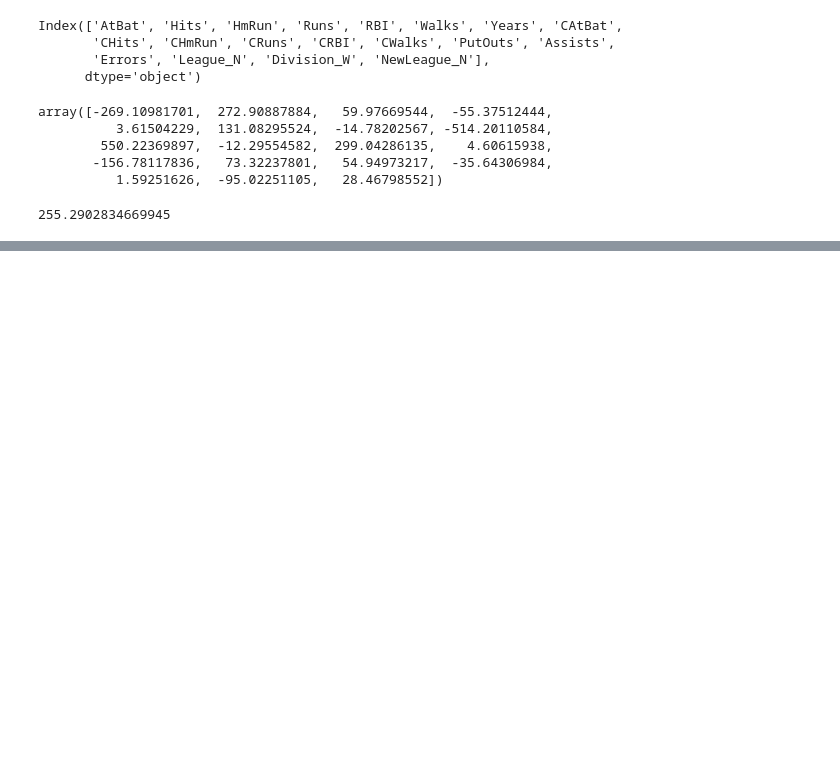
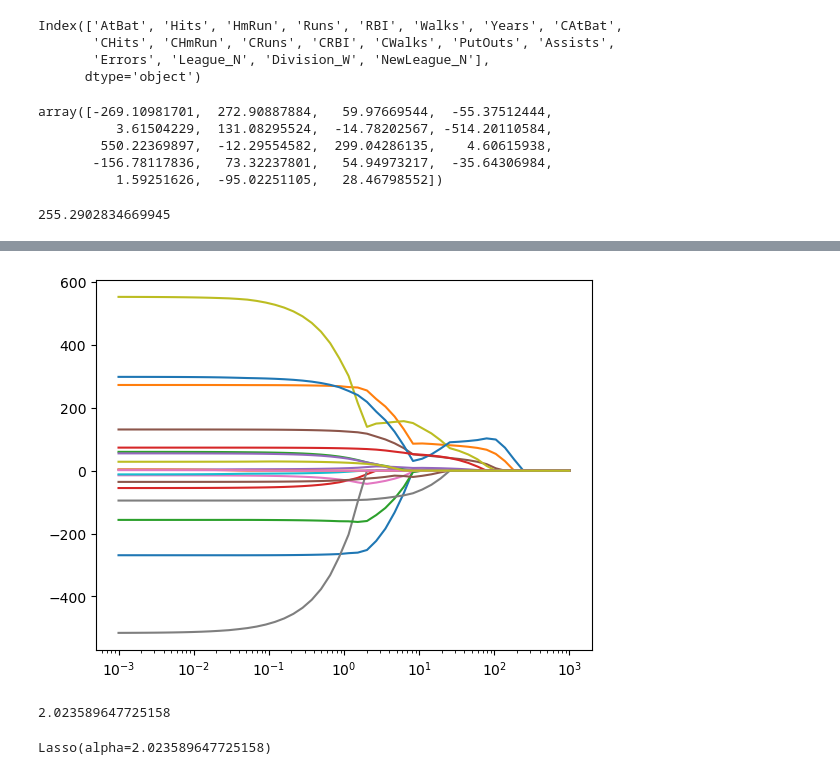
Before and after one commit to yunozon/datascience-py, a Jupyter notebook: study/seciton11.ipynb, the cells around one changed output, grey strips where cells are left out. Drawn from its saved outputs; the diff is of its cells as text; code cells hidden in the pictures; blank space fills up the shorter version.

```diff
--- a/study/seciton11.ipynb
+++ b/study/seciton11.ipynb
@@ -116,0 +215,14 @@ mean_absolute_error(y_test, y_pred_linear)
+# %%
+plt.plot(alphas, coefs)
+plt.xscale('log')
+# %% [output]
+[figure, added]
+# %%
+alphas[np.argmin(mse_list)] # これで学習すれば良い
+# %% [output]
+2.023589647725158
+# %%
+lasso  = Lasso(alpha = alphas[np.argmin(mse_list)])
+lasso.fit(X_train, y_train)
+# %% [output]
+Lasso(alpha=2.023589647725158)
```
Also changed, not shown: parts of 14 cells of this notebook.
